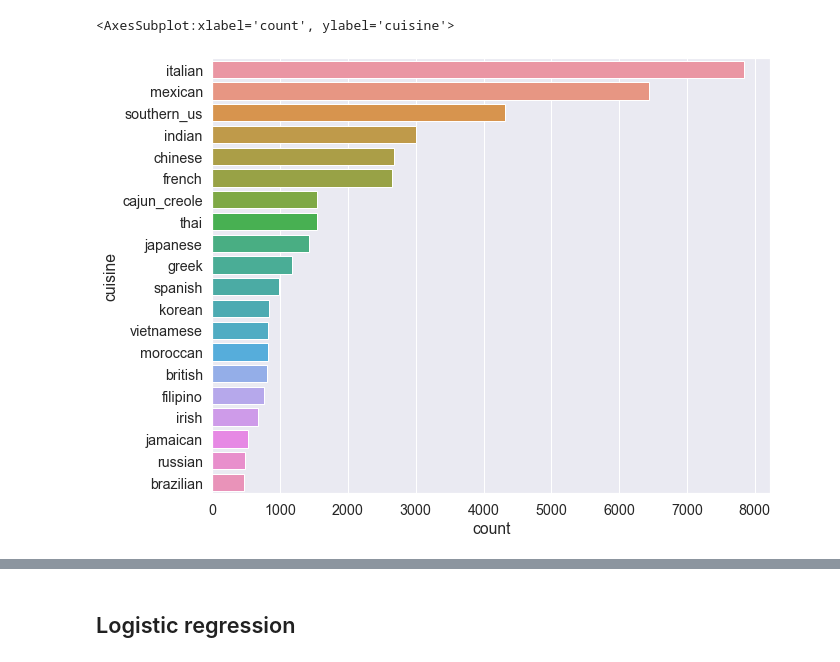
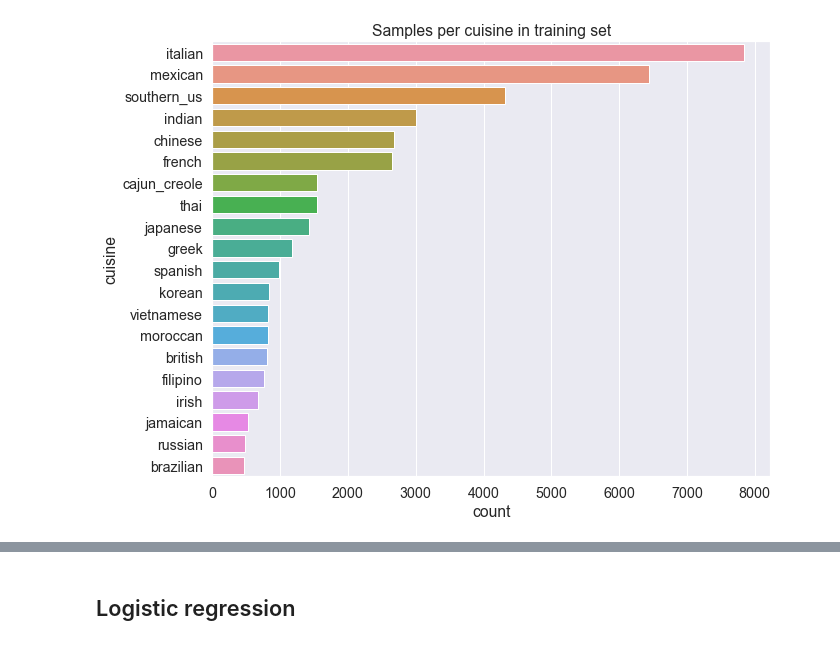
Before and after one commit to allafort/Miamiam, a Jupyter notebook: Classify_cuisine.ipynb, the cells around one changed output, grey strips where cells are left out. Cells and saved outputs as stored; diff of their text form; code cells hidden in the pictures.

```diff
--- a/Classify_cuisine.ipynb
+++ b/Classify_cuisine.ipynb
@@ -36,0 +56,12 @@ nlp = spacy.load("en_core_web_sm")
+# %%
+def process_string(x):
+    x = [" ".join([WordNetLemmatizer().lemmatize(q) for q in p.split()]) for p in x]
+    x = list(map(lambda x: re.sub(r'\(.*oz.\)|crushed|crumbles|ground|minced|powder|chopped|sliced','', x), x))
+    x = list(map(lambda x: re.sub("[^a-zA-Z]", " ", x).strip().lower(), x))
+    return x
+
+def preprocess_df(df):
+    df = df.drop('id',axis=1)
+    df['ing_processed'] = df['ingredients'].apply(process_string)
+    df['ing_str'] = df['ing_processed'].apply(lambda x: " ".join(x))
+    return df
@@ -37,7 +72,3 @@ nlp = spacy.load("en_core_web_sm")
 # %%
-root_dir='/Users/aliceallafort/Google_Drive/Github/'
-datasets_dir=root_dir+'RecipeNet/'
-save_dir=root_dir+'Miamiam/datasets/'
-
-train_json_file =  datasets_dir+'recipe-ingr/train.json'
-test_json_file =  datasets_dir+'recipe-ingr/test.json'
+train = preprocess_df(train)
+train.head()
@@ -44,8 +81,0 @@ test_json_file =  datasets_dir+'recipe-ingr/test.json'
-# %%
-with open(train_json_file, 'rb') as f:
-    recipe_ingr_train = json.loads(f.read().decode("utf-8"))
-with open(test_json_file, 'rb') as f:
-    recipe_ingr_test = json.loads(f.read().decode("utf-8"))
-
-recipe_ingr = recipe_ingr_train + recipe_ingr_test
-pprint(recipe_ingr[0])
@@ -82,10 +82,16 @@ train.head()
 # %%
-sns.set(font_scale=1.3)
-f, ax = plt.subplots(figsize=(10,8))
-sns.countplot(y = 'cuisine',
-                   data = train,
-                  order = train.cuisine.value_counts(ascending=False).index)
+# Counting Cuisines in training set
+
+def show_cuisines(train):
+    sns.set(font_scale=1.3)
+    f, ax = plt.subplots(figsize=(10,8))
+    sns.countplot(y = 'cuisine',
+                       data = train,
+                      order = train.cuisine.value_counts(ascending=False).index)
+    plt.title('Samples per cuisine in training set')
+    return ax
+
+show_cuisines(train) ;
 # %% [output]
-<AxesSubplot:xlabel='count', ylabel='cuisine'>
-[figure, old version]
+[figure, new version]
 # %%
```
Also changed, not shown: parts of 32 cells of this notebook, 5 other files.
